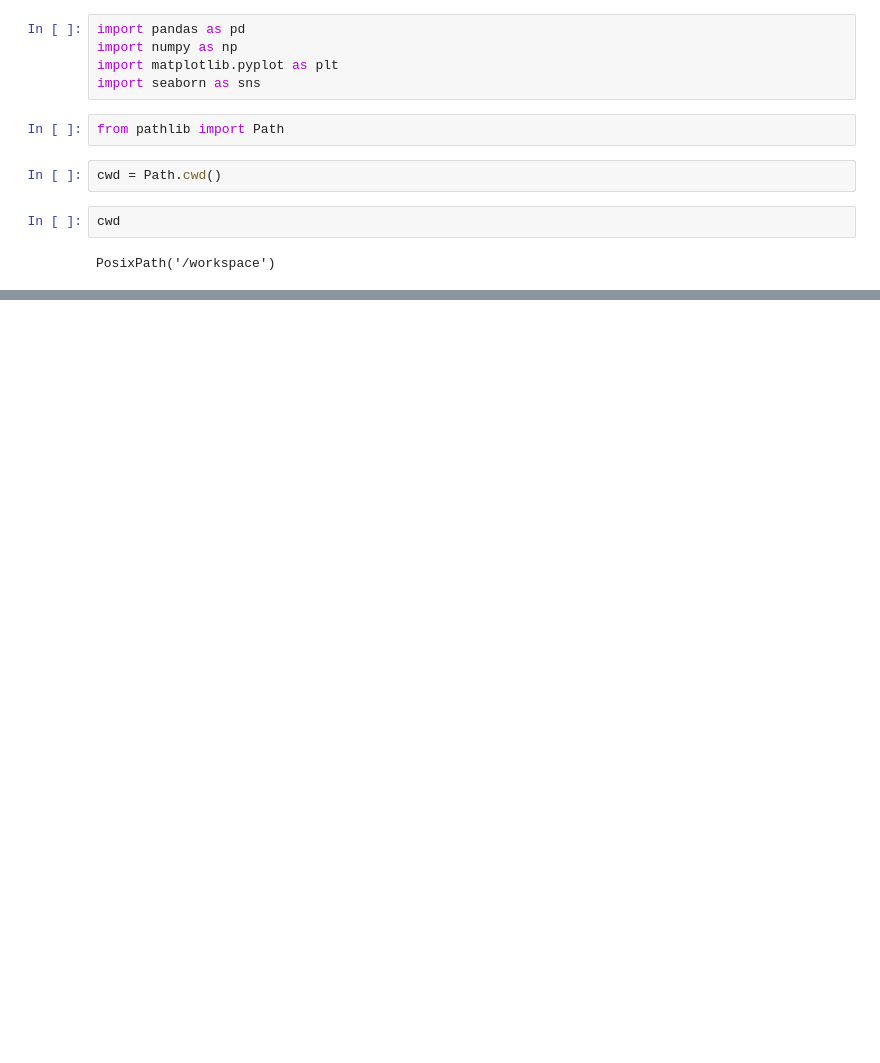
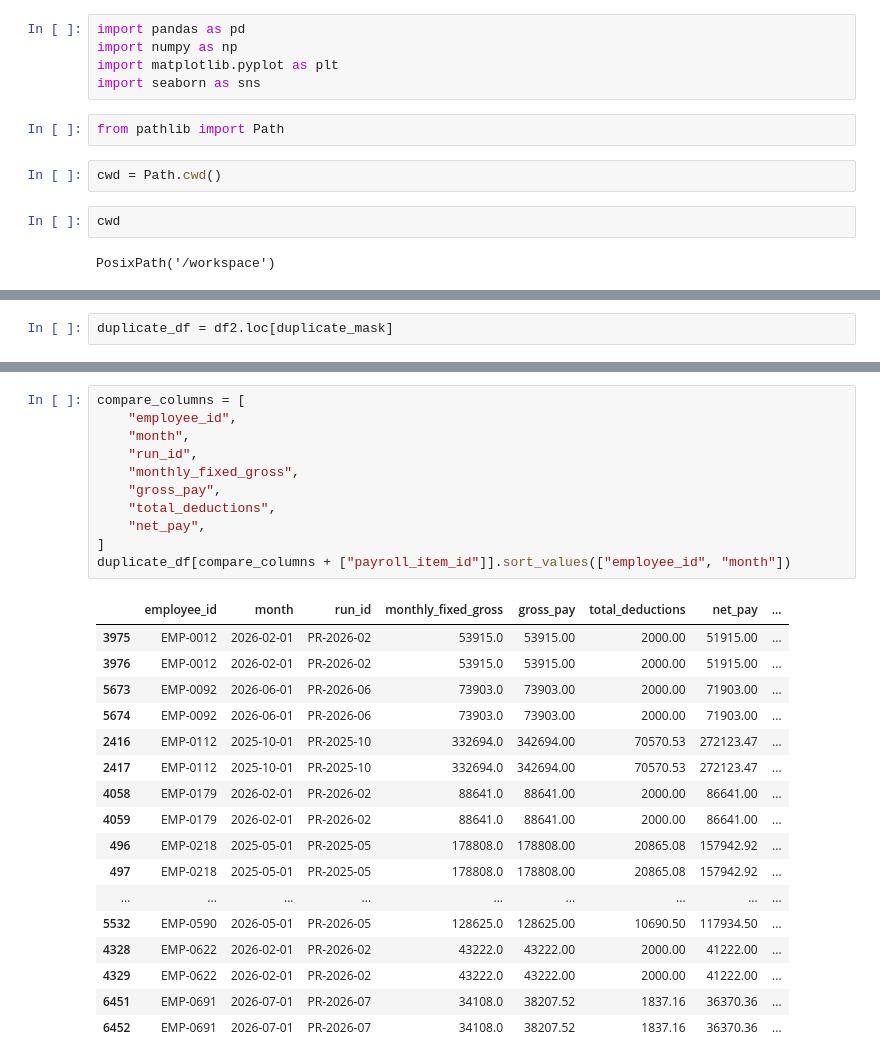
Before and after one commit to Eniyan-j/cortexhr, a Jupyter notebook: 02_feature_pipeline.ipynb, the cells around one changed output, grey strips where cells are left out. Drawn from its saved outputs; the diff is of its cells as text; blank space fills up the shorter version.

```diff
--- a/02_feature_pipeline.ipynb
+++ b/02_feature_pipeline.ipynb
@@ -39,0 +329,2 @@ src/features.py
+# %%
+duplicate_df = df2.loc[duplicate_mask]
@@ -39,0 +356,29 @@ src/features.py
+# %%
+compare_columns = [
+    "employee_id",
+    "month",
+    "run_id",
+    "monthly_fixed_gross",
+    "gross_pay",
+    "total_deductions",
+    "net_pay",
+]
+duplicate_df[compare_columns + ["payroll_item_id"]].sort_values(["employee_id", "month"])
+# %% [output]
+|  | employee_id | month | run_id | monthly_fixed_gross | gross_pay | total_deductions | net_pay | ... |
+| 3975 | EMP-0012 | 2026-02-01 | PR-2026-02 | 53915.0 | 53915.00 | 2000.00 | 51915.00 | ... |
+| 3976 | EMP-0012 | 2026-02-01 | PR-2026-02 | 53915.0 | 53915.00 | 2000.00 | 51915.00 | ... |
+| 5673 | EMP-0092 | 2026-06-01 | PR-2026-06 | 73903.0 | 73903.00 | 2000.00 | 71903.00 | ... |
+| 5674 | EMP-0092 | 2026-06-01 | PR-2026-06 | 73903.0 | 73903.00 | 2000.00 | 71903.00 | ... |
+| 2416 | EMP-0112 | 2025-10-01 | PR-2025-10 | 332694.0 | 342694.00 | 70570.53 | 272123.47 | ... |
+| 2417 | EMP-0112 | 2025-10-01 | PR-2025-10 | 332694.0 | 342694.00 | 70570.53 | 272123.47 | ... |
+| 4058 | EMP-0179 | 2026-02-01 | PR-2026-02 | 88641.0 | 88641.00 | 2000.00 | 86641.00 | ... |
+| 4059 | EMP-0179 | 2026-02-01 | PR-2026-02 | 88641.0 | 88641.00 | 2000.00 | 86641.00 | ... |
+| 496 | EMP-0218 | 2025-05-01 | PR-2025-05 | 178808.0 | 178808.00 | 20865.08 | 157942.92 | ... |
+| 497 | EMP-0218 | 2025-05-01 | PR-2025-05 | 178808.0 | 178808.00 | 20865.08 | 157942.92 | ... |
+| ... | ... | ... | ... | ... | ... | ... | ... | ... |
+| 5532 | EMP-0590 | 2026-05-01 | PR-2026-05 | 128625.0 | 128625.00 | 10690.50 | 117934.50 | ... |
+| 4328 | EMP-0622 | 2026-02-01 | PR-2026-02 | 43222.0 | 43222.00 | 2000.00 | 41222.00 | ... |
+| 4329 | EMP-0622 | 2026-02-01 | PR-2026-02 | 43222.0 | 43222.00 | 2000.00 | 41222.00 | ... |
+| 6451 | EMP-0691 | 2026-07-01 | PR-2026-07 | 34108.0 | 38207.52 | 1837.16 | 36370.36 | ... |
+| 6452 | EMP-0691 | 2026-07-01 | PR-2026-07 | 34108.0 | 38207.52 | 1837.16 | 36370.36 | ... |
```
Also changed, not shown: parts of 150 cells of this notebook, 8 other files.
